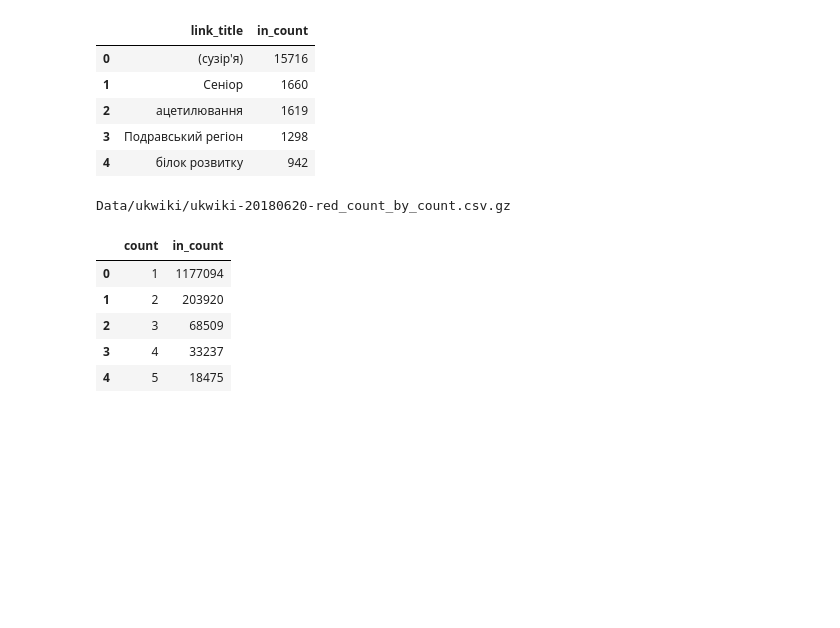
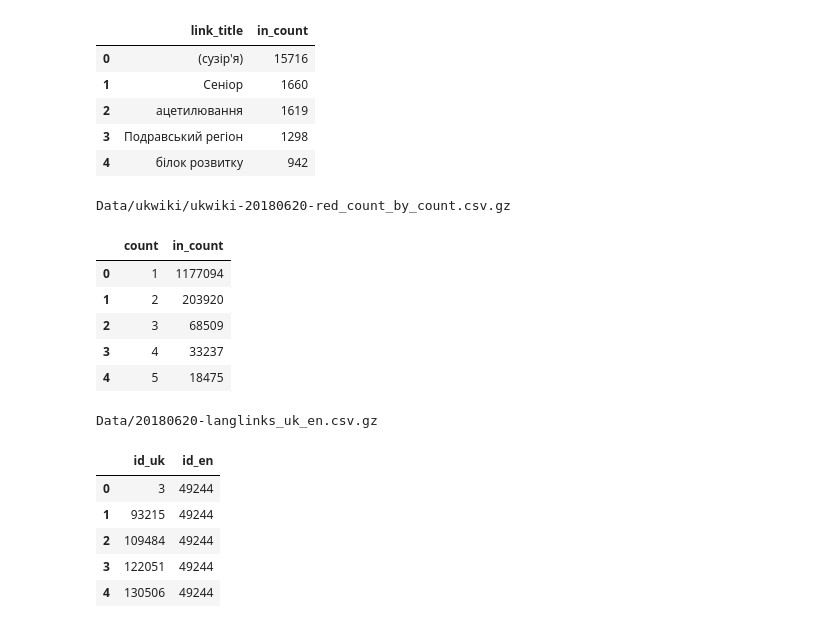
Before and after one commit to olekscode/Power2TheWiki, a Jupyter notebook: data/preprocessing/data-open-sample.ipynb, the cells around one changed output. Cells and saved outputs as stored; diff of their text form; code cells hidden in the pictures; blank space fills up the shorter version.

```diff
--- a/data/preprocessing/data-open-sample.ipynb
+++ b/data/preprocessing/data-open-sample.ipynb
@@ -27,6 +27,8 @@ UK_ALIASES_TO_ORIG = "ukwiki-20180620-id_alias_id_orig.csv.gz"
 UK_ORIG_ALIASES = "ukwiki-20180620-id_orig_title_alias.csv.gz"
 UK_RED_NAME_COUNT = "ukwiki-20180620-red_name_count.csv.gz"
 UK_RED_COUNT_COUNT = "ukwiki-20180620-red_count_by_count.csv.gz"
+
+UK_EN_LINKS = "20180620-langlinks_uk_en.csv.gz"
 # %%
 def unpack(file_name):
     file_name_new = file_name.replace(".gz","")
@@ -250,3 +252,18 @@ Data/ukwiki/ukwiki-20180620-red_count_by_count.csv.gz
 | 2 | 3 | 68509 |
 | 3 | 4 | 33237 |
 | 4 | 5 | 18475 |
+# %%
+fn = PATH_TO_DATA+UK_EN_LINKS
+print(fn)
+fn_new = unpack(fn)
+df_uk_en_links = pd.read_csv(fn_new, encoding='ISO-8859-1', quotechar="'")
+os.remove(fn_new)
+df_uk_en_links.head()
+# %% [output]
+Data/20180620-langlinks_uk_en.csv.gz
+|  | id_uk | id_en |
+| 0 | 3 | 49244 |
+| 1 | 93215 | 49244 |
+| 2 | 109484 | 49244 |
+| 3 | 122051 | 49244 |
+| 4 | 130506 | 49244 |
```
Also changed, not shown: parts of 1 cell of this notebook.
